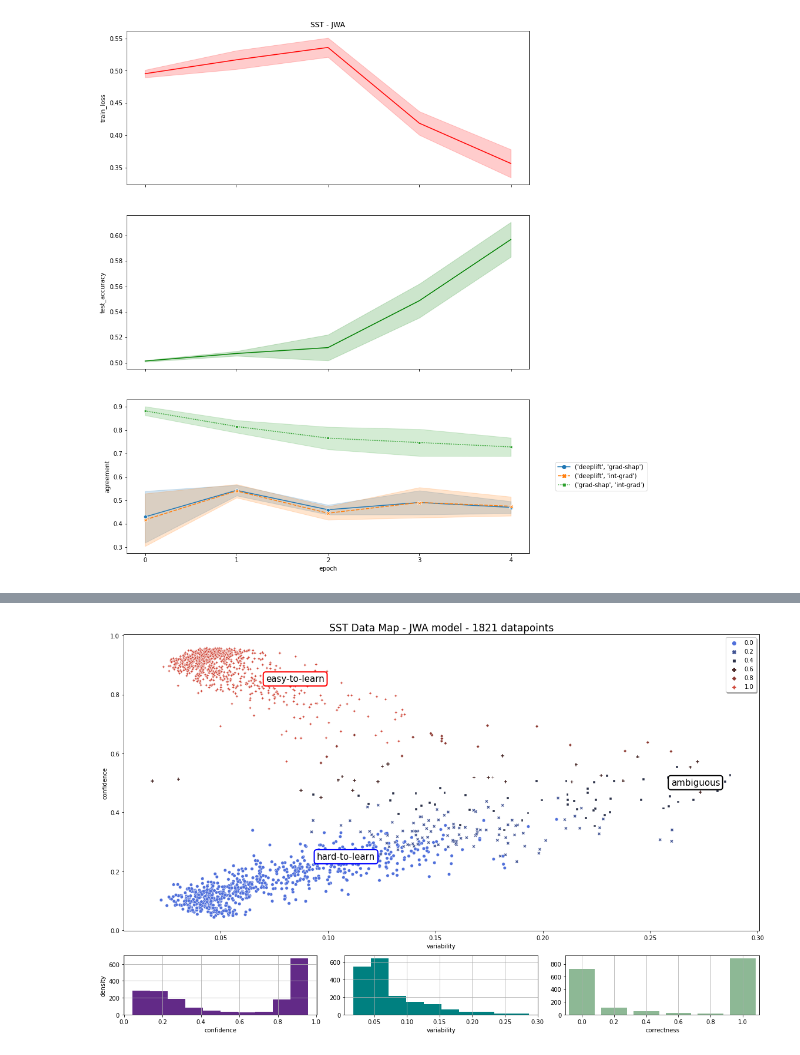
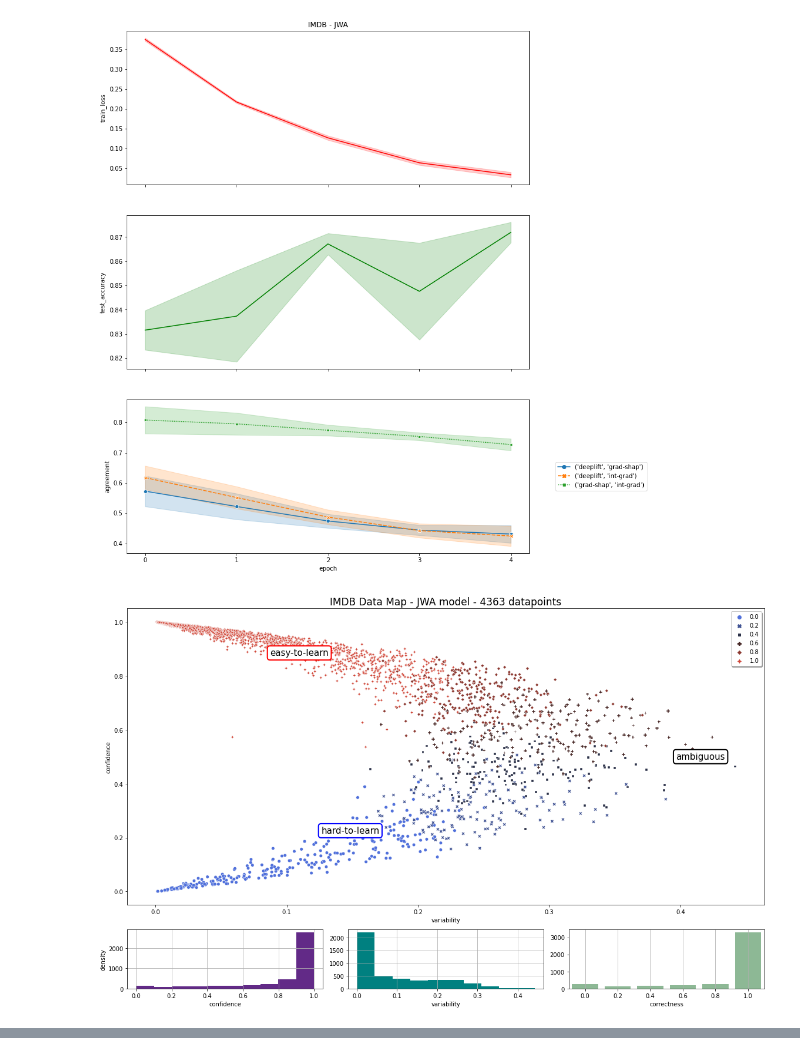
Before and after one commit to mttk/unity-in-xai-court, a Jupyter notebook: viz.ipynb, the cells around one changed output, grey strips where cells are left out. Drawn from its saved outputs; the diff is of its cells as text; code cells hidden in the pictures.

```diff
--- a/viz.ipynb
+++ b/viz.ipynb
@@ -11,4 +8,14 @@ df_tr, df_agr, df_crt_train, df_crt_test, df_attr = results_to_df(experiments, m
+# %%
+RESULT_PATH = "results/"
+DATASET = "IMDB"
+MODEL = "JWA"
+# %%
+experiments, meta = load_results(base_dir=RESULT_PATH, dataset=DATASET, model=MODEL)
+df_tr, df_agr, df_crt_train, df_crt_test, df_attr = results_to_df(experiments, meta)
 # %%
 plot_experiment(df_tr, df_agr, meta)
+fig = plot_cartography(df_crt_test, meta, hue_metric="correct")
+df_corrs = plot_correlations(df_agr, df_crt_test, meta, print_flag=False)
 # %% [output]
-[figure, old version]
+[figure, new version]
+[figure, added]
@@ -15,4 +22,0 @@ plot_experiment(df_tr, df_agr, meta)
-# %%
-fig = plot_cartography(df_crt_test, meta, hue_metric="correct");
-# %% [output]
-[figure, removed]
```
Also changed, not shown: parts of 34 cells of this notebook, 4 other files.
